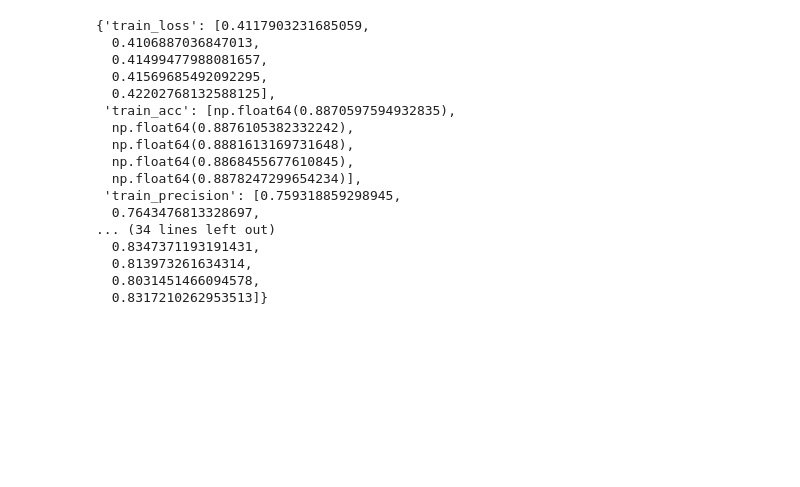
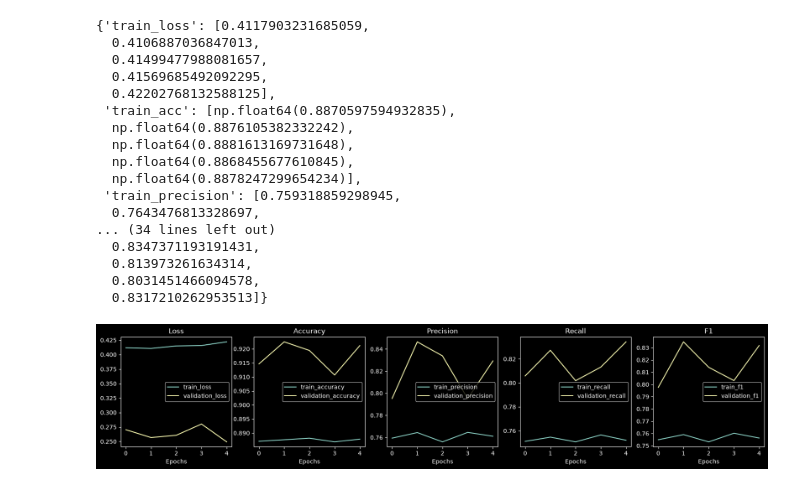
Before and after one commit to DinoKiller0607/EcoSort-AI, a Jupyter notebook: classifier_notebook.ipynb, the cells around one changed output. Saved outputs shown, nothing was run; the diff lists cells and outputs as text; code cells hidden in the pictures; blank space fills up the shorter version.

Commit message:
plot loss and other metric curves

```diff
--- a/classifier_notebook.ipynb
+++ b/classifier_notebook.ipynb
@@ -505,0 +573,4 @@ results
+# %%
+plot_loss_curves(results)
+# %% [output]
+[figure, added]
```
Also changed, not shown: parts of 1 cell of this notebook, 1 other file.
